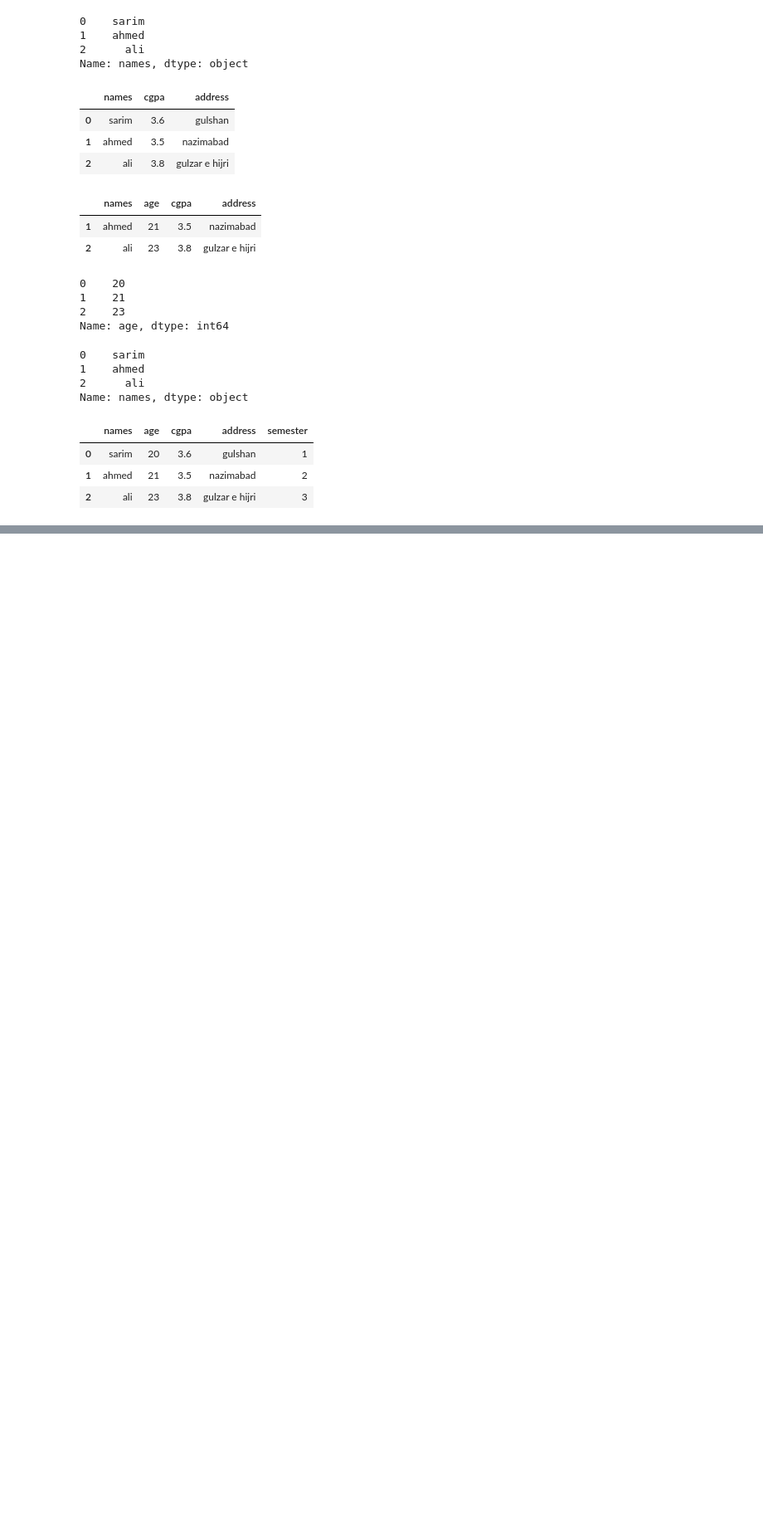
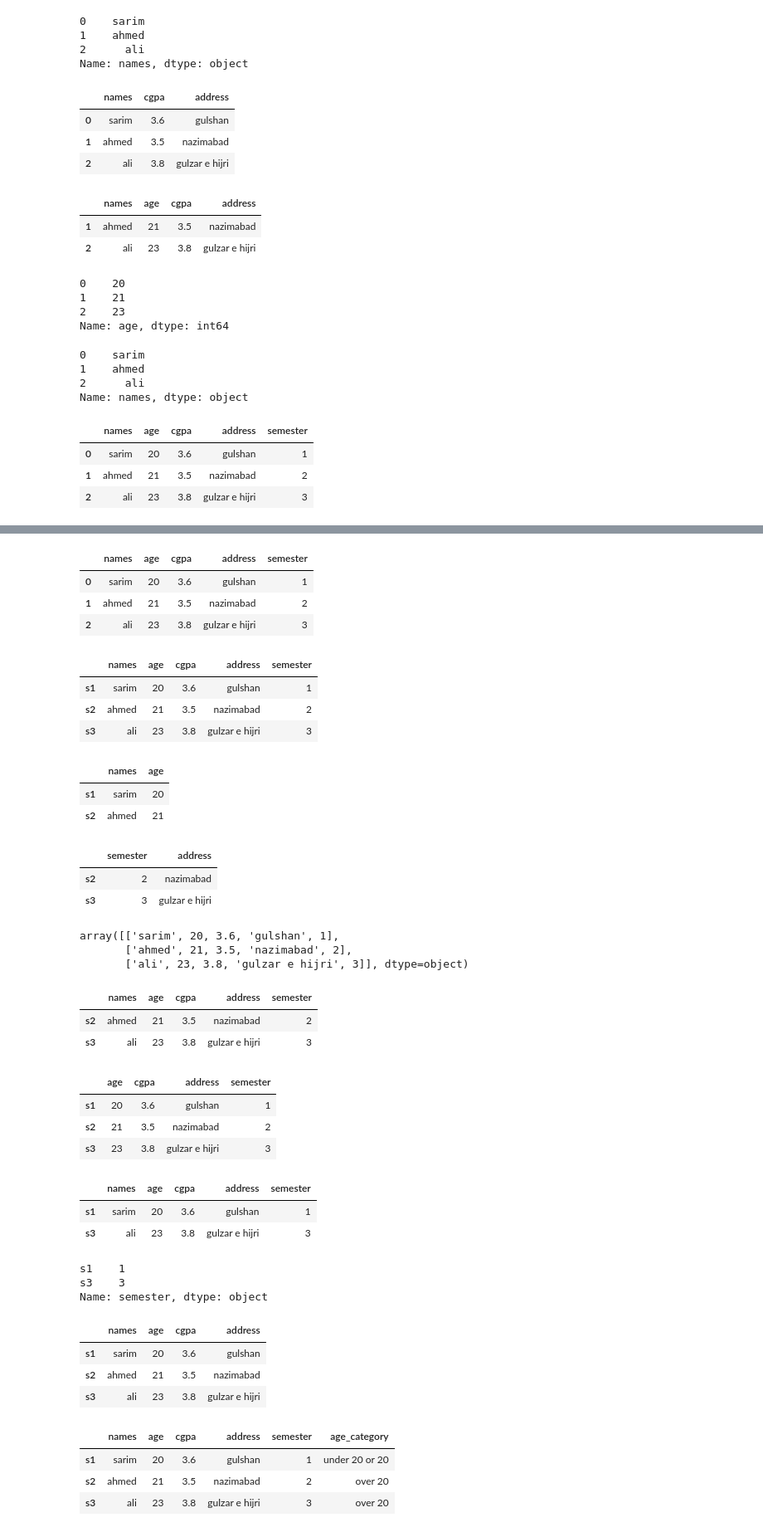
Before and after one commit to SarimEffendi/PIAIC-Artificial-Intelligence-, a Jupyter notebook: class work/Class 3/Class 3 pandas.ipynb, the cells around one changed output, grey strips where cells are left out. Shown at 83% size. Saved outputs shown, nothing was run; the diff lists cells and outputs as text; code cells hidden in the pictures; blank space fills up the shorter version.

```diff
--- a/class work/Class 3/Class 3 pandas.ipynb
+++ b/class work/Class 3/Class 3 pandas.ipynb
@@ -153,0 +172,7 @@ students
+# %%
+students
+# %% [output]
+|  | names | age | cgpa | address | semester |
+| 0 | sarim | 20 | 3.6 | gulshan | 1 |
+| 1 | ahmed | 21 | 3.5 | nazimabad | 2 |
+| 2 | ali | 23 | 3.8 | gulzar e hijri | 3 |
@@ -153,0 +181,38 @@ students
+# %%
+students
+# %% [output]
+|  | names | age | cgpa | address | semester |
+| s1 | sarim | 20 | 3.6 | gulshan | 1 |
+| s2 | ahmed | 21 | 3.5 | nazimabad | 2 |
+| s3 | ali | 23 | 3.8 | gulzar e hijri | 3 |
+# %%
+students.loc[["s1","s2"],["names","age"]]# searching with row and column names
+# %% [output]
+|  | names | age |
+| s1 | sarim | 20 |
+| s2 | ahmed | 21 |
+# %%
+students.iloc[[1,2],[4,3]]# searching with row and column indexes
+# %% [output]
+|  | semester | address |
+| s2 | 2 | nazimabad |
+| s3 | 3 | gulzar e hijri |
+# %%
+students.values
+# %% [output]
+array([['sarim', 20, 3.6, 'gulshan', 1],
+       ['ahmed', 21, 3.5, 'nazimabad', 2],
+       ['ali', 23, 3.8, 'gulzar e hijri', 3]], dtype=object)
+# %%
+students.drop("s1",axis=0)#removing specific row
+# %% [output]
+|  | names | age | cgpa | address | semester |
+| s2 | ahmed | 21 | 3.5 | nazimabad | 2 |
+| s3 | ali | 23 | 3.8 | gulzar e hijri | 3 |
+# %%
+students.drop("names",axis=1)#removing specific column
+# %% [output]
+|  | age | cgpa | address | semester |
+| s1 | 20 | 3.6 | gulshan | 1 |
+| s2 | 21 | 3.5 | nazimabad | 2 |
+| s3 | 23 | 3.8 | gulzar e hijri | 3 |
@@ -153,0 +224,2 @@ students
+# %%
+df = pd.DataFrame(arr,columns=["names","age","cgpa","address","semester"],index=["s1","s2","s3"]) #assigning names to columns and rows
@@ -153,0 +228,19 @@ students
+# %%
+df.iloc[0:3:2]#start,end,step
+# %% [output]
+|  | names | age | cgpa | address | semester |
+| s1 | sarim | 20 | 3.6 | gulshan | 1 |
+| s3 | ali | 23 | 3.8 | gulzar e hijri | 3 |
+# %%
+df.iloc[0:3:2]["semester"]# accessing specific rows and column by slicing
+# %% [output]
+s1    1
+s3    3
+Name: semester, dtype: object
+# %%
+df.loc[:,"names":"address"]
+# %% [output]
+|  | names | age | cgpa | address |
+| s1 | sarim | 20 | 3.6 | gulshan |
+| s2 | ahmed | 21 | 3.5 | nazimabad |
+| s3 | ali | 23 | 3.8 | gulzar e hijri |
@@ -153,0 +249,6 @@ students
+# %%
+def age_check(Age):
+    if(Age <= 20):
+        return "under 20 or 20"
+    else:
+        return "over 20"
@@ -153,0 +259,7 @@ students
+# %%
+df
+# %% [output]
+|  | names | age | cgpa | address | semester | age_category |
+| s1 | sarim | 20 | 3.6 | gulshan | 1 | under 20 or 20 |
+| s2 | ahmed | 21 | 3.5 | nazimabad | 2 | over 20 |
+| s3 | ali | 23 | 3.8 | gulzar e hijri | 3 | over 20 |
```
Also changed, not shown: parts of 16 cells of this notebook.
